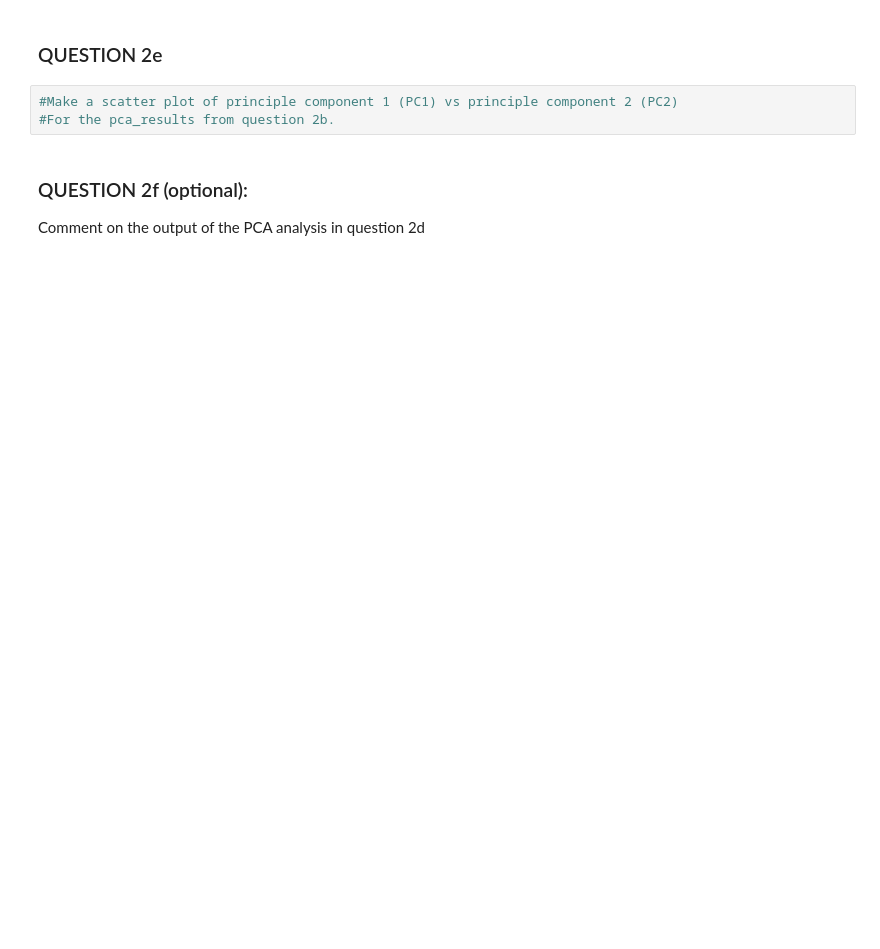
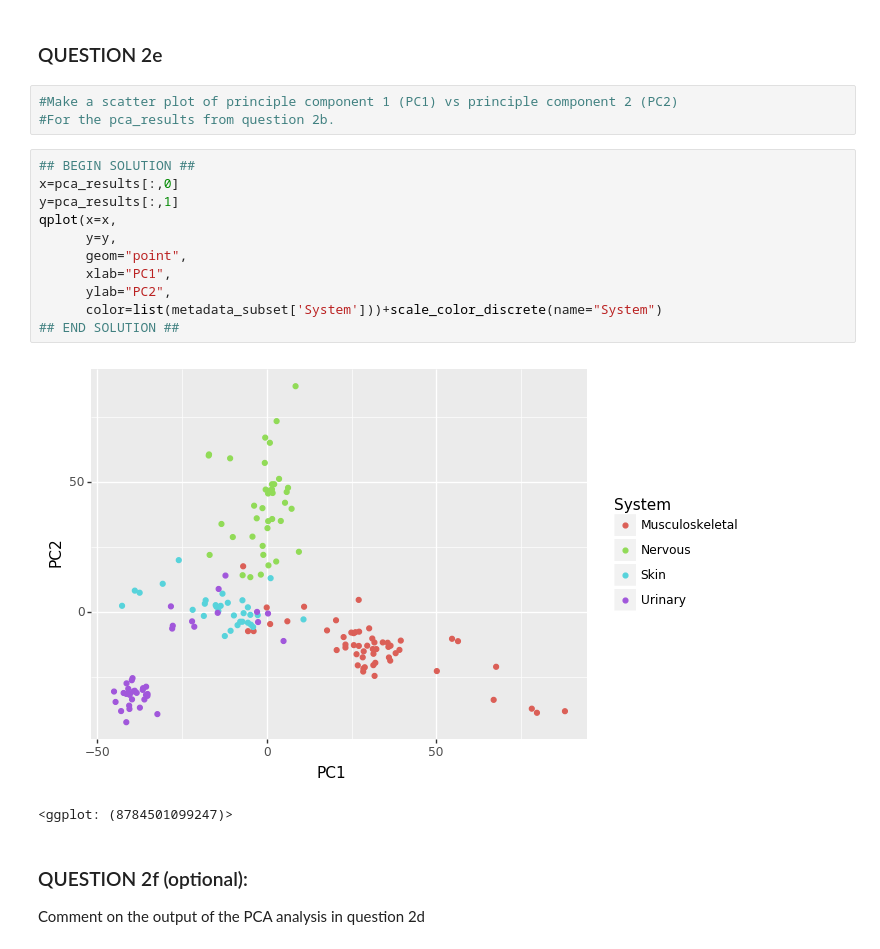
Before and after one commit to CArellG/humbio51, a Jupyter notebook: Weekly Assignments/HUMBIO51 Assignment Week 4-SOLUTIONS.ipynb, the cells around one changed output. Cells and saved outputs as stored; diff of their text form; blank space fills up the shorter version.

```diff
--- a/Weekly Assignments/HUMBIO51 Assignment Week 4-SOLUTIONS.ipynb
+++ b/Weekly Assignments/HUMBIO51 Assignment Week 4-SOLUTIONS.ipynb
@@ -226,6 +283,20 @@ WRITE YOUR ANSWER HERE:
 # %%
 #Make a scatter plot of principle component 1 (PC1) vs principle component 2 (PC2)
 #For the pca_results from question 2b.
+# %%
+## BEGIN SOLUTION ##
+x=pca_results[:,0]
+y=pca_results[:,1]
+qplot(x=x,
+      y=y,
+      geom="point",
+      xlab="PC1",
+      ylab="PC2",
+      color=list(metadata_subset['System']))+scale_color_discrete(name="System")
+## END SOLUTION ##
+# %% [output]
+[figure, added]
+<ggplot: (8784501099247)>
 # %% [markdown]
 ### QUESTION 2f (optional):
 
```
Also changed, not shown: parts of 10 cells of this notebook.
